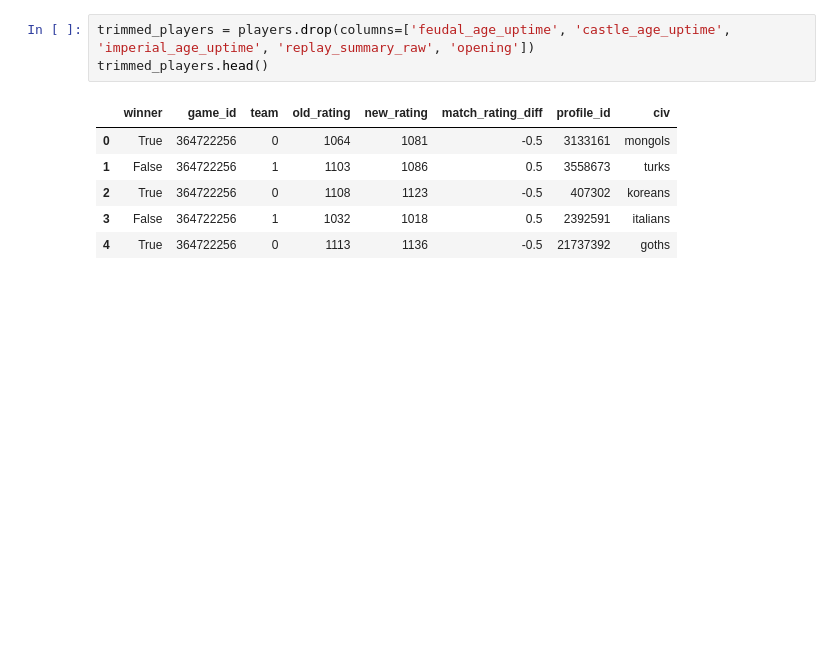
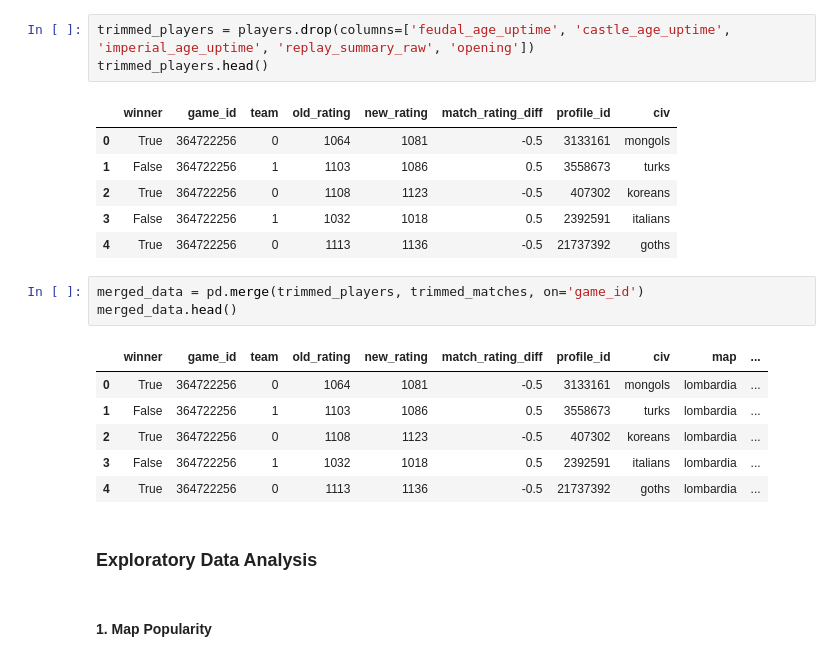
Before and after one commit to moraish/AOE_data_analysis, a Jupyter notebook: AOE_2_ANALYSIS_V1.ipynb, the cells around one changed output. Drawn from its saved outputs; the diff is of its cells as text; blank space fills up the shorter version.

Commit message:
Data cleaning complete, starting with basic EDA.

```diff
--- a/AOE_2_ANALYSIS_V1.ipynb
+++ b/AOE_2_ANALYSIS_V1.ipynb
@@ -76,3 +84,17 @@ trimmed_players.head()
 | 2 | True | 364722256 | 0 | 1108 | 1123 | -0.5 | 407302 | koreans |
 | 3 | False | 364722256 | 1 | 1032 | 1018 | 0.5 | 2392591 | italians |
 | 4 | True | 364722256 | 0 | 1113 | 1136 | -0.5 | 21737392 | goths |
+# %%
+merged_data = pd.merge(trimmed_players, trimmed_matches, on='game_id')
+merged_data.head()
+# %% [output]
+|  | winner | game_id | team | old_rating | new_rating | match_rating_diff | profile_id | civ | map | ... |
+| 0 | True | 364722256 | 0 | 1064 | 1081 | -0.5 | 3133161 | mongols | lombardia | ... |
+| 1 | False | 364722256 | 1 | 1103 | 1086 | 0.5 | 3558673 | turks | lombardia | ... |
+| 2 | True | 364722256 | 0 | 1108 | 1123 | -0.5 | 407302 | koreans | lombardia | ... |
+| 3 | False | 364722256 | 1 | 1032 | 1018 | 0.5 | 2392591 | italians | lombardia | ... |
+| 4 | True | 364722256 | 0 | 1113 | 1136 | -0.5 | 21737392 | goths | lombardia | ... |
+# %% [markdown]
+### Exploratory Data Analysis
+# %% [markdown]
+#### 1. Map Popularity
```
Also changed, not shown: parts of 10 cells of this notebook.
